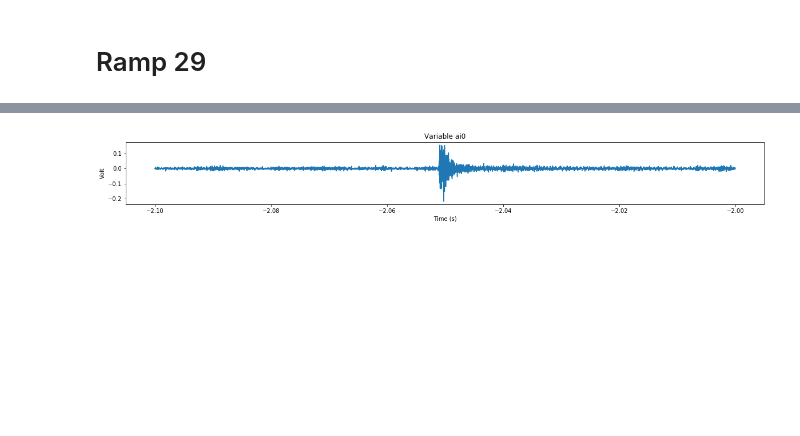
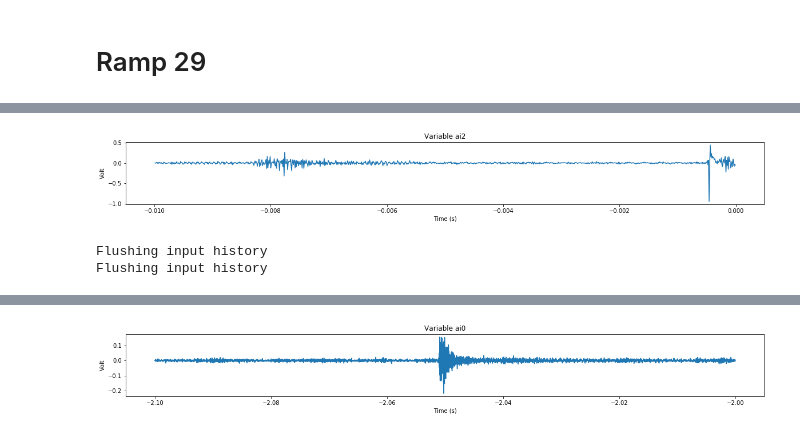
Before and after one commit to Duchstf/quench-detector, a Jupyter notebook: data-visualization-2.ipynb, the cells around one changed output, grey strips where cells are left out. Saved outputs shown, nothing was run; the diff lists cells and outputs as text; code cells hidden in the pictures; blank space fills up the shorter version.

```diff
--- a/data-visualization-2.ipynb
+++ b/data-visualization-2.ipynb
@@ -533,0 +546,6 @@ Flushing input history
+# %%
+load_and_plot("./data/Ramp29/", "ai2", time_range = (-10e-3, 0))
+# %% [output]
+[figure, added]
+Flushing input history
+Flushing input history
```
Also changed, not shown: parts of 33 cells of this notebook, 17 other files.
